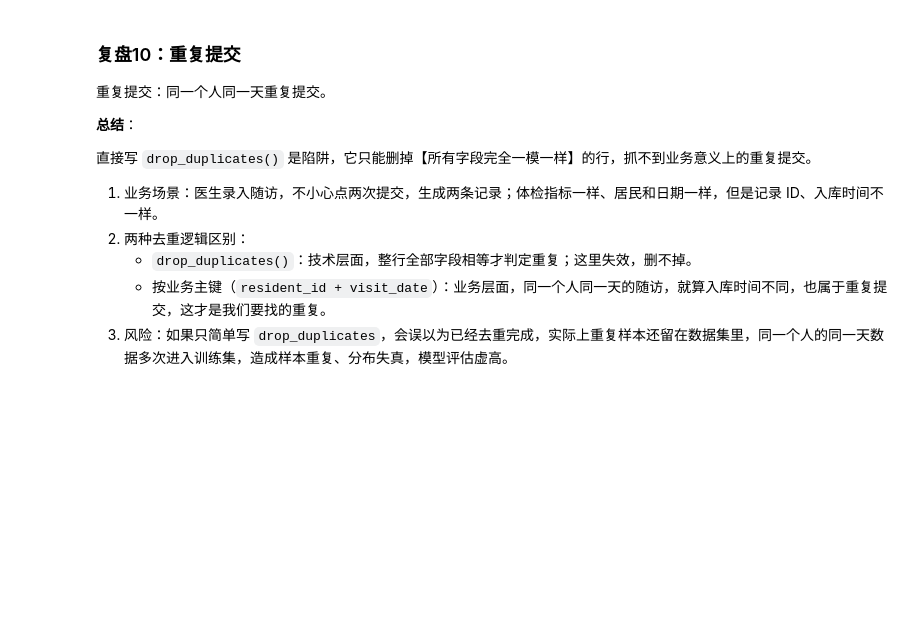
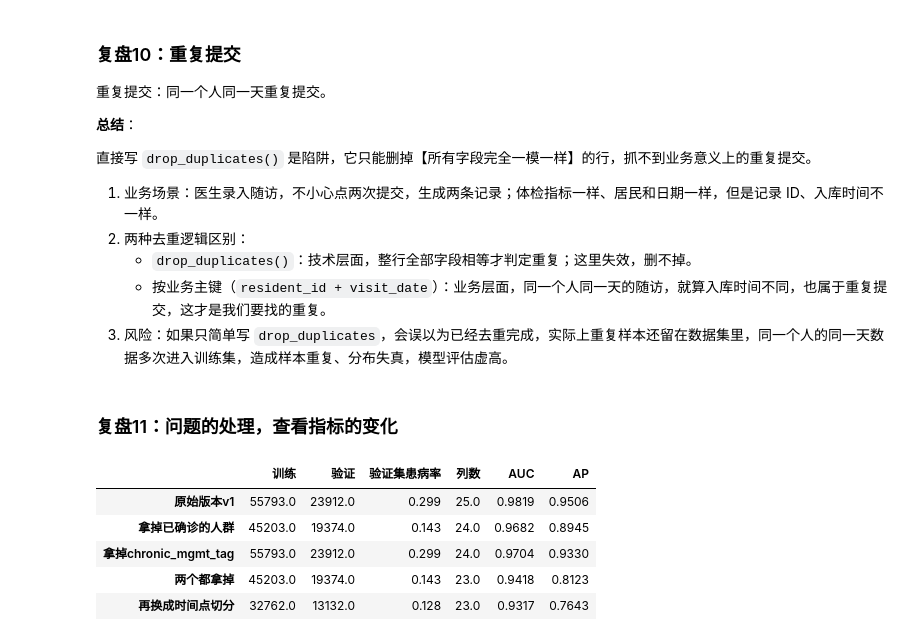
Before and after one commit to LXK-lxk-0218/Community-diabetes-risk-screening, a Jupyter notebook: notebooks/第0阶段.ipynb, the cells around one changed output. Saved outputs shown, nothing was run; the diff lists cells and outputs as text; code cells hidden in the pictures; blank space fills up the shorter version.

```diff
--- a/notebooks/第0阶段.ipynb
+++ b/notebooks/第0阶段.ipynb
@@ -966,3 +966,83 @@ drop_duplicates()删除： 0 行
    - `drop_duplicates()`：技术层面，整行全部字段相等才判定重复；这里失效，删不掉。
    - 按业务主键（`resident_id + visit_date`）：业务层面，同一个人同一天的随访，就算入库时间不同，也属于重复提交，这才是我们要找的重复。
 3. 风险：如果只简单写 `drop_duplicates`，会误以为已经去重完成，实际上重复样本还留在数据集里，同一个人的同一天数据多次进入训练集，造成样本重复、分布失真，模型评估虚高。
+# %% [markdown]
+### 复盘11：问题的处理，查看指标的变化
+# %%
+# 定义函数：固定一套逻辑回归流水线，只修改数据口径，返回一轮评估结果
+def score_once(data,num_cols,cat_cols,split='random'):
+    # 判断切分方式：随机切分
+    if split == 'random':
+        tr,va = train_test_split(
+            data,test_size=0.3,
+            random_state=SEED,
+            stratify=data[TARGET]
+            )
+    else:
+        # 时间切分方式：预先已经标记好 _split 字段，train是历史(理解：2023/2024)、valid是未来(2025)
+        tr,va = data[data['_split']=='train'], data[data['_split']=='valid']
+    # 搭建流水线：先做预处理，再接入逻辑回归模型
+    p = Pipeline([
+        ('pre', make_pre(num_cols,cat_cols)),
+        ('lr', LogisticRegression(max_iter=1000))
+    ])
+    # 使用数值特征+分类特征训练模型，拿到验证集上预测为阳性的概率
+    s = p.fit(tr[num_cols+cat_cols], tr[TARGET]).predict_proba(va[num_cols+cat_cols])[:, 1]
+    # 打包返回指标：训练样本量、验证样本量、验证集患病率、特征数量、AUC、AP
+    result = {
+        "训练": len(tr), "验证": len(va),"验证集患病率": round(va[TARGET].mean(), 3),
+        "列数": len(num_cols + cat_cols),
+        # 验证集中真实的患病率与预测的患病率
+        "AUC": round(roc_auc_score(va[TARGET], s), 4),
+        "AP": round(average_precision_score(va[TARGET], s), 4)
+    }
+    return result
+
+# 数值特征列表剔除 known_diabetes（确诊标签，属于数据泄露特征）
+no_known = [c for c in NUM_COLS if c !='known_diabetes']
+# 分类特征列表剔除 chronic_mgmt_tag（慢病管理标签，也是泄露特征）
+no_tag = [c for c in CAT_COLS if c !='chronic_mgmt_tag']
+
+# 时间切分：训练数据只取2024-03-02之前的随访记录
+v_train = visits[visits['visit_date']<='2024-03-02']
+# 验证数据：2024下半年随访，代表未来数据
+v_valid = visits[visits['visit_date'].between('2024-07-01','2024-12-31')]
+# 调用标签函数，给训练集、验证集打上_split标记，再和居民基础信息合并
+pit = pd.concat([
+    label_visits(v_train, pd.Timestamp("2024-06-30")).assign(_split="train"),
+    label_visits(v_valid, pd.Timestamp("2025-06-30")).assign(_split="valid")
+]).merge(residents,on='resident_id')
+
+# 由出生日期和随访日期计算年龄
+pit['age'] = (pit['visit_date']-pit['birth_date']).dt.days / 365.25
+# 计算BMI：体重kg / 身高(m)的平方
+pit['bmi'] = pit['weight_kg'] / (pit['height_cm']/100)**2
+# 筛选：只保留未确诊糖尿病人群（符合筛查业务目标：找潜在新发病人）
+pit = pit[pit['known_diabetes']==0]
+
+# 字典保存5组不同口径的实验结果
+rows = {
+    # 原始版本v1：全人群、随机切分、全部特征
+    "原始版本v1": score_once(df, NUM_COLS, CAT_COLS),
+
+    # 第一刀：剔除已经确诊的人群，只筛未确诊人群，特征不变
+    "拿掉已确诊的人群": score_once(df[df['known_diabetes'] == 0], no_known, CAT_COLS),
+
+    # 第二刀：只剔除泄露标签chronic_mgmt_tag，人群不变
+    "拿掉chronic_mgmt_tag": score_once(df, NUM_COLS, no_tag),
+
+    # 两刀叠加：既剔除确诊人群，又剔除两个泄露特征
+    "两个都拿掉": score_once(df[df['known_diabetes'] == 0], no_known, no_tag),
+
+    # 第三刀：在前两刀基础上，再把随机切分改成时间切分（模拟真实上线：用历史训练、预测未来）
+    "再换成时间点切分": score_once(pit, no_known, no_tag, split='time')
+}
+
+pd.DataFrame(rows).T
+# %% [output]
+|  | 训练 | 验证 | 验证集患病率 | 列数 | AUC | AP |
+| 原始版本v1 | 55793.0 | 23912.0 | 0.299 | 25.0 | 0.9819 | 0.9506 |
+| 拿掉已确诊的人群 | 45203.0 | 19374.0 | 0.143 | 24.0 | 0.9682 | 0.8945 |
+| 拿掉chronic_mgmt_tag | 55793.0 | 23912.0 | 0.299 | 24.0 | 0.9704 | 0.9330 |
+| 两个都拿掉 | 45203.0 | 19374.0 | 0.143 | 23.0 | 0.9418 | 0.8123 |
+| 再换成时间点切分 | 32762.0 | 13132.0 | 0.128 | 23.0 | 0.9317 | 0.7643 |
```
Also changed, not shown: parts of 7 cells of this notebook.
